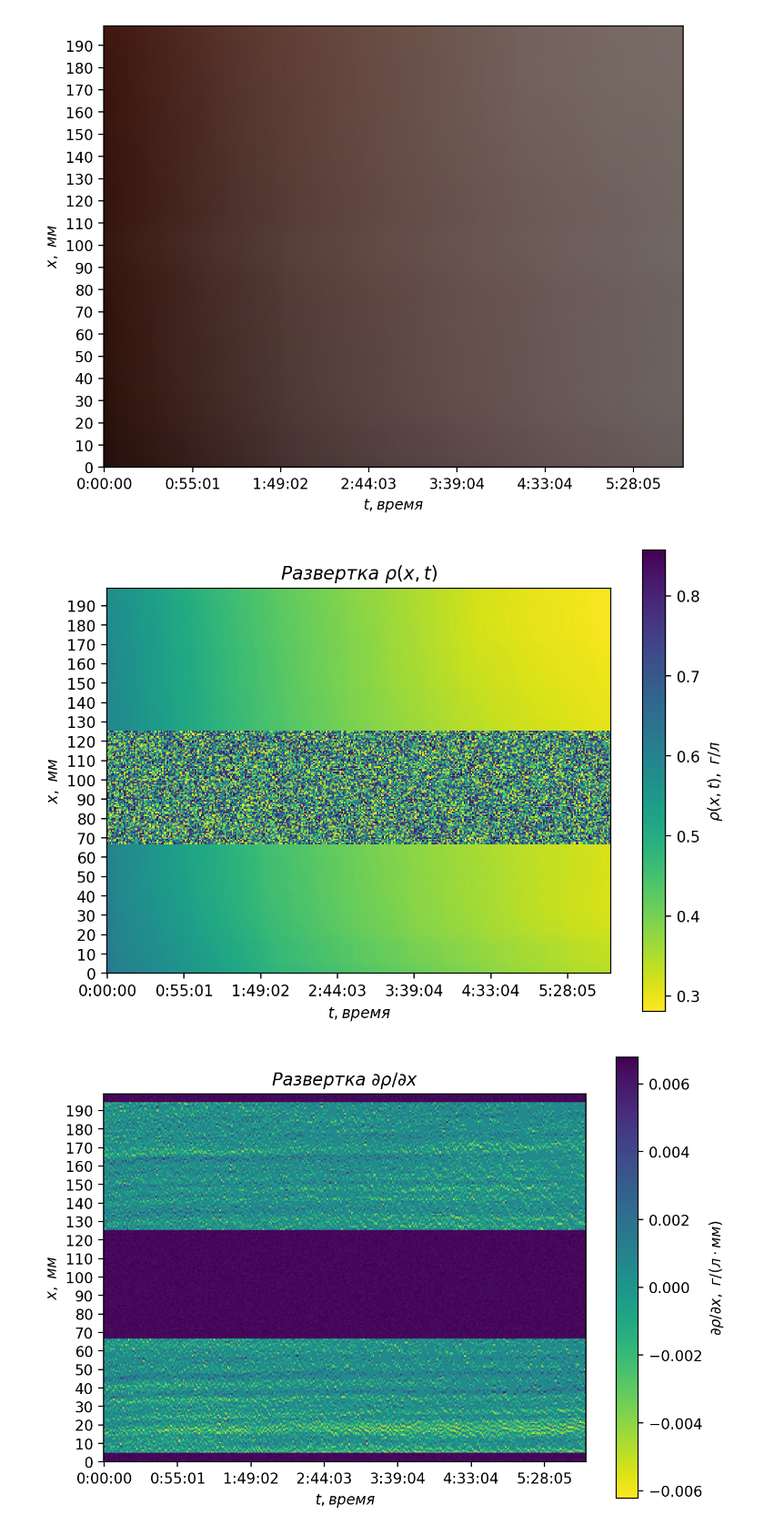
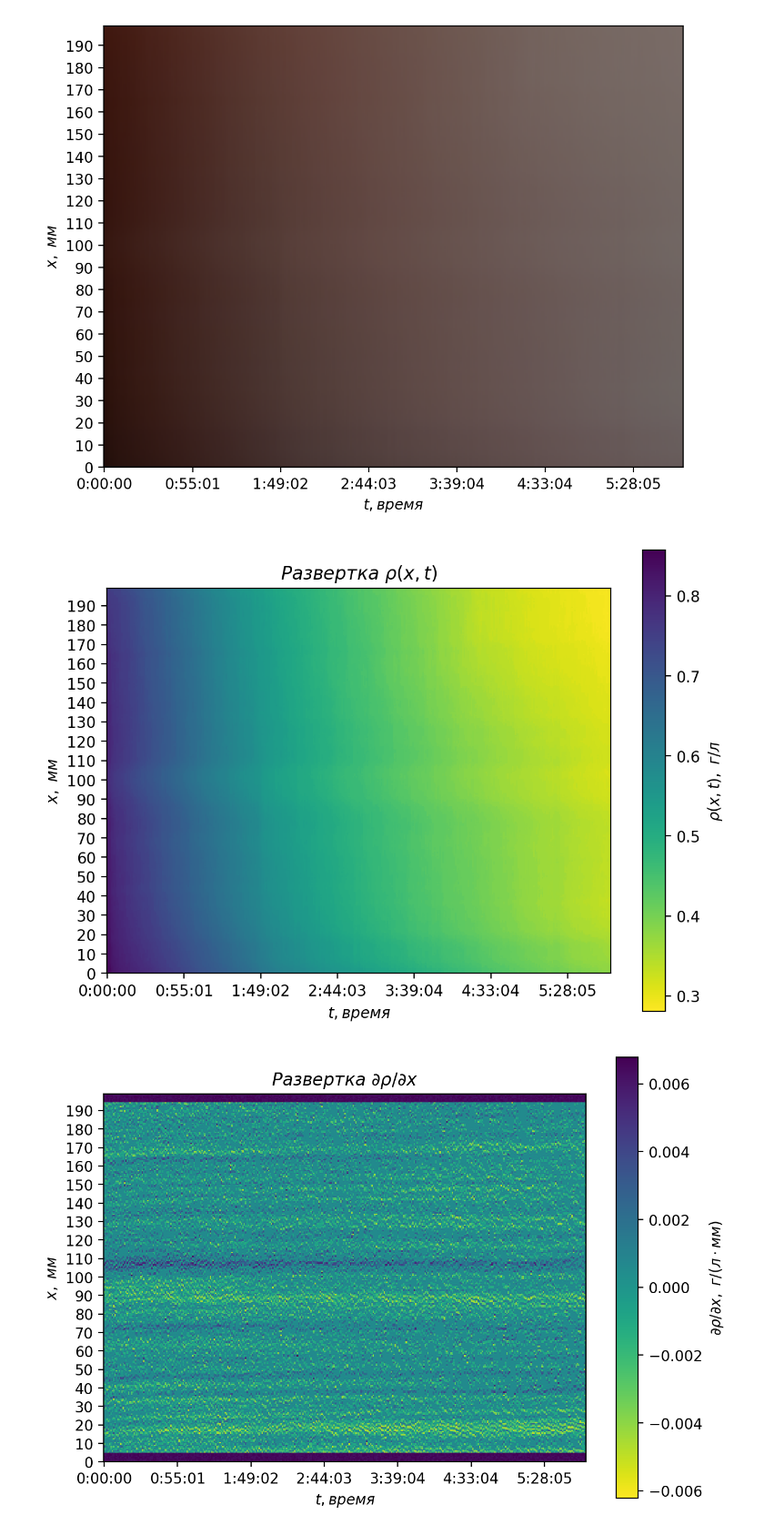
Before and after one commit to tndrd/sedimentation, a Jupyter notebook: diagram.ipynb, the cells around one changed output. Shown at 91% size. Drawn from its saved outputs; the diff is of its cells as text; code cells hidden in the pictures.

Commit message:
remove cleanup

```diff
--- a/diagram.ipynb
+++ b/diagram.ipynb
@@ -149,35 +149,24 @@ def display_map(map, minval, maxval, title, cbartitle, inverted=False):
 # %%
 DERIV_ACC = 12
 
 bncmap, bncmin, bncmax = get_bnc_map(names)
 d1map, d1min, d1max = xdiff(1, DERIV_ACC, bncmap)
 d2map, d2min, d2max = xdiff(2, DERIV_ACC, bncmap)
 tmap, tmin, tmax = tdiff(1, DERIV_ACC, bncmap)
-
-clean_x1 = 100
-clean_x2 = 180
-
-def clean_map(map, x1, x2):
-    map[x1:x2, :] = np.nan
-
-clean_map(bncmap, clean_x1, clean_x2)
-clean_map(d1map, clean_x1, clean_x2)
-clean_map(d2map, clean_x1, clean_x2)
-clean_map(tmap, clean_x1, clean_x2)
 
 %matplotlib inline
 
 display_map(bncmap, bncmin, bncmax, "$Развертка ~\\rho(x, t)$",
                                     "$\\rho(x, t),~ г/л$", True)
 
 display_map(d1map, d1min, d1max, "$Развертка ~\partial \\rho / \partial x$",
                                  "$\partial \\rho / \partial x, ~г/(л \cdot мм)$")
 
 display_map(d2map, d2min, d2max, "$Развертка ~\partial^2 \\rho / \partial x^2$",
                                  "$\partial^2 \\rho / \partial x^2, ~г/(л \cdot мм^2)$")
 
 display_map(tmap, tmin, tmax, "$Развертка ~\partial \\rho / \partial t$",
                                  "$\partial \\rho / \partial t, ~г/(л \cdot c)$")
 # %% [output]
-[figure, old version]
+[figure, new version]
-[figure, old version]
+[figure, new version]
```
Also changed, not shown: parts of 2 cells of this notebook.
